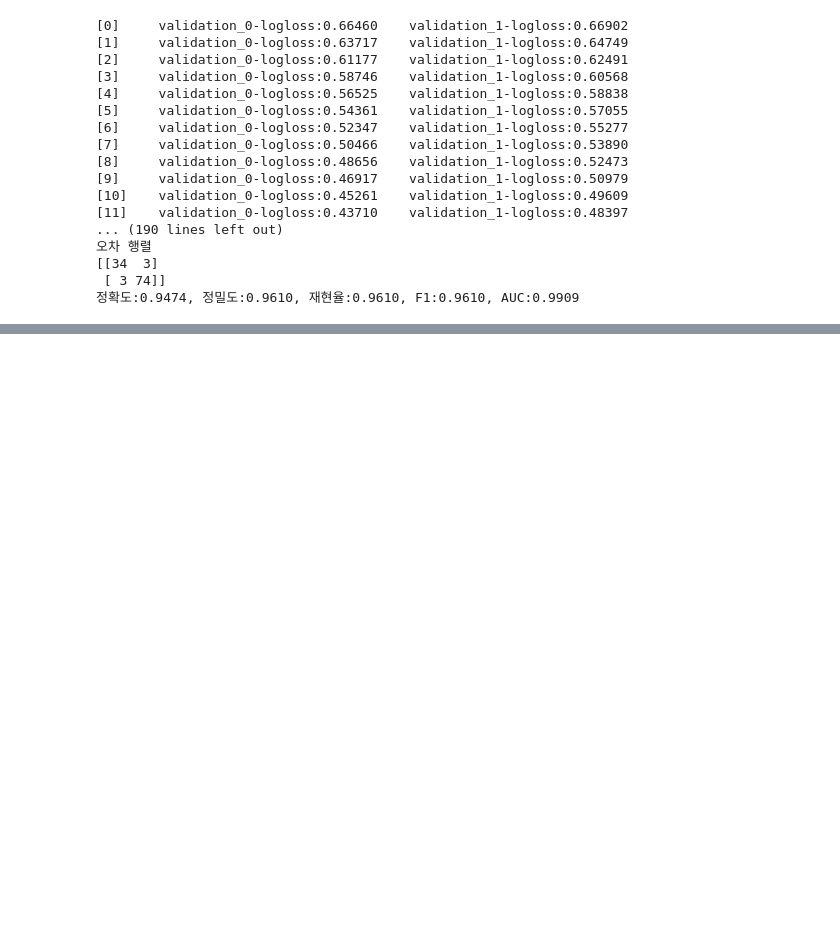
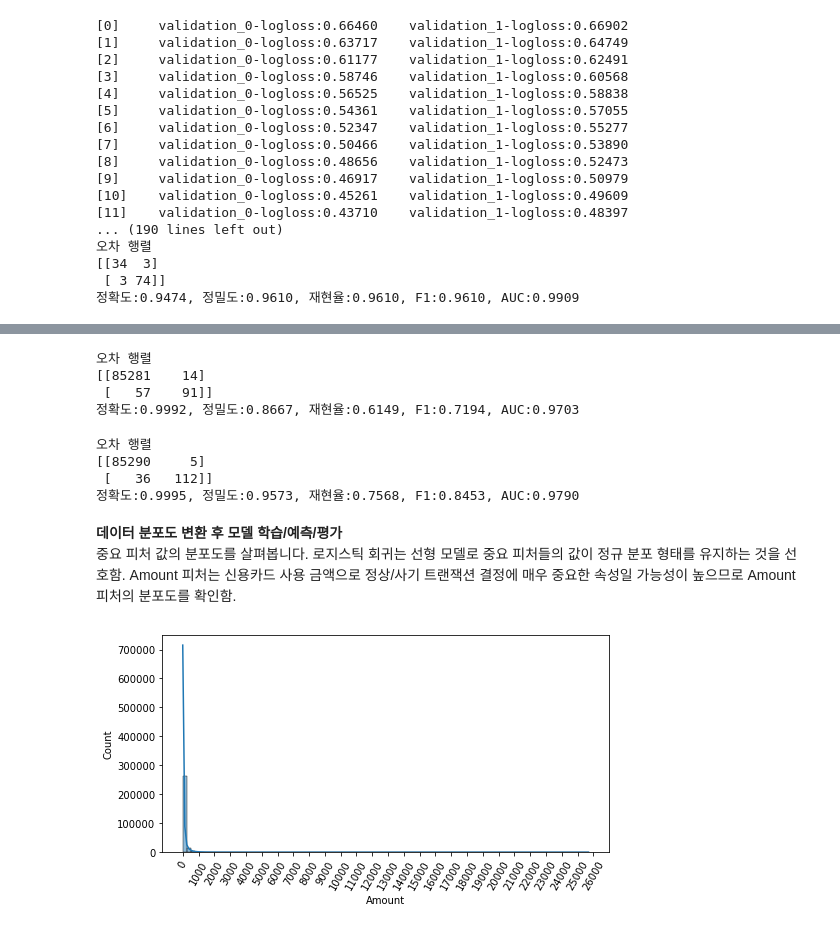
Before and after one commit to kayeehan/ML-books-study, a Jupyter notebook: ML-books(파이썬 머신러닝 완벽 가이드)_Ch.04~05.ipynb, the cells around one changed output, grey strips where cells are left out. Drawn from its saved outputs; the diff is of its cells as text; code cells hidden in the pictures; blank space fills up the shorter version.

```diff
--- a/ML-books(파이썬 머신러닝 완벽 가이드)_Ch.04~05.ipynb
+++ b/ML-books(파이썬 머신러닝 완벽 가이드)_Ch.04~05.ipynb
@@ -1028,0 +1346,10 @@ get_clf_eval(y_test,preds,pred_proba)
+# %%
+import pandas as pd
+import numpy as np
+import matplotlib.pyplot as plt
+import warnings
+warnings.filterwarnings('ignore')
+%matplotlib inline
+
+card_df = pd.read_csv('c:/data/creditcard.csv')
+card_df.head(3)
@@ -1028,0 +1406,27 @@ get_clf_eval(y_test,preds,pred_proba)
+# %%
+# 로지스틱 회귀를 이용한 사기 여부 예측
+from sklearn.linear_model import LogisticRegression
+def get_clf_eval(y_test,pred=None, pred_proba=None):
+    from sklearn.metrics import roc_auc_score, f1_score, confusion_matrix, accuracy_score, precision_score, recall_score
+
+    confusion = confusion_matrix(y_test,pred)
+    accuracy = accuracy_score(y_test,pred)
+    precision = precision_score(y_test,pred)
+    recall = recall_score(y_test,pred)
+    f1 = f1_score(y_test,pred)
+    roc_auc = roc_auc_score(y_test, pred_proba)
+    print('오차 행렬')
+    print(confusion)
+    print('정확도:{0:.4f}, 정밀도:{1:.4f}, 재현율:{2:.4f}, F1:{3:.4f}, AUC:{4:.4f}'.format(accuracy,precision,recall,f1, roc_auc))
+
+lr_clf = LogisticRegression(max_iter=1000)
+lr_clf.fit(X_train, y_train)
+lr_pred = lr_clf.predict(X_test)
+lr_pred_proba = lr_clf.predict_proba(X_test)[:,1]
+
+get_clf_eval(y_test,lr_pred,lr_pred_proba)
+# %% [output]
+오차 행렬
+[[85281    14]
+ [   57    91]]
+정확도:0.9992, 정밀도:0.8667, 재현율:0.6149, F1:0.7194, AUC:0.9703
@@ -1028,0 +1440,24 @@ get_clf_eval(y_test,preds,pred_proba)
+# %%
+# LightGBM으로 모델 학습한 뒤 별도의 테스트 데이터 셋으로 예측 평가 수행
+# 불균형한 분포를 이루는 경우 boost_from_average=False로 파라미터 설정해야 성능 향상 가능
+from lightgbm import LGBMClassifier
+
+lgbm_clf = LGBMClassifier(n_estimators=1000, num_leaves=64, n_jobs=-1, boost_from_average=False)
+get_model_train_eval(lgbm_clf, X_train,X_test,y_train,y_test)
+# %% [output]
+오차 행렬
+[[85290     5]
+ [   36   112]]
+정확도:0.9995, 정밀도:0.9573, 재현율:0.7568, F1:0.8453, AUC:0.9790
+# %% [markdown]
+__데이터 분포도 변환 후 모델 학습/예측/평가__
+중요 피처 값의 분포도를 살펴봅니다. 로지스틱 회귀는 선형 모델로 중요 피처들의 값이 정규 분포 형태를 유지하는 것을 선호함. Amount 피처는 신용카드 사용 금액으로 정상/사기 트랜잭션 결정에 매우 중요한 속성일 가능성이 높으므로 Amount 피처의 분포도를 확인함.
+# %%
+import seaborn as sns
+
+plt.figure(figsize=(8,4))
+plt.xticks(range(0,30000,1000), rotation=60)
+sns.histplot(card_df['Amount'],bins=100, kde=True)
+plt.show()
+# %% [output]
+[figure, added]
```
Also changed, not shown: parts of 45 cells of this notebook.
